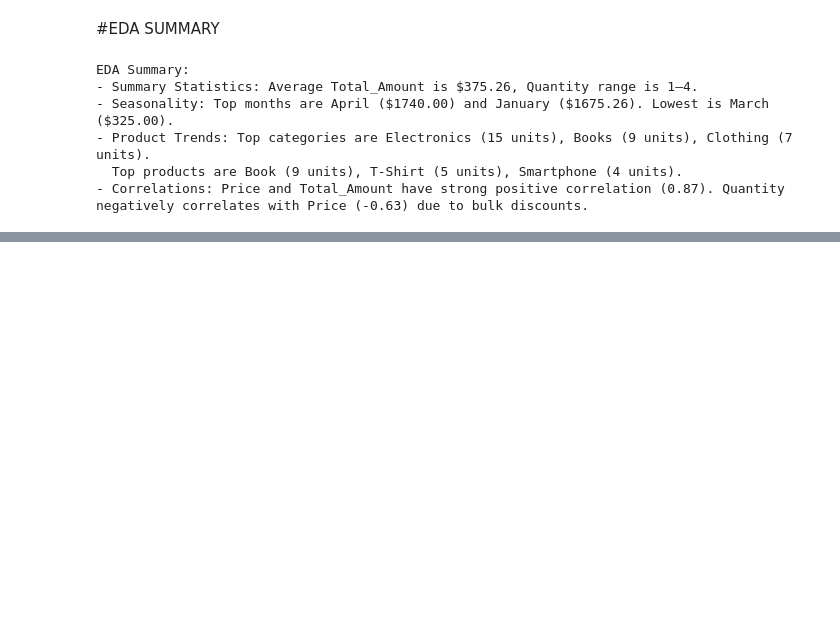
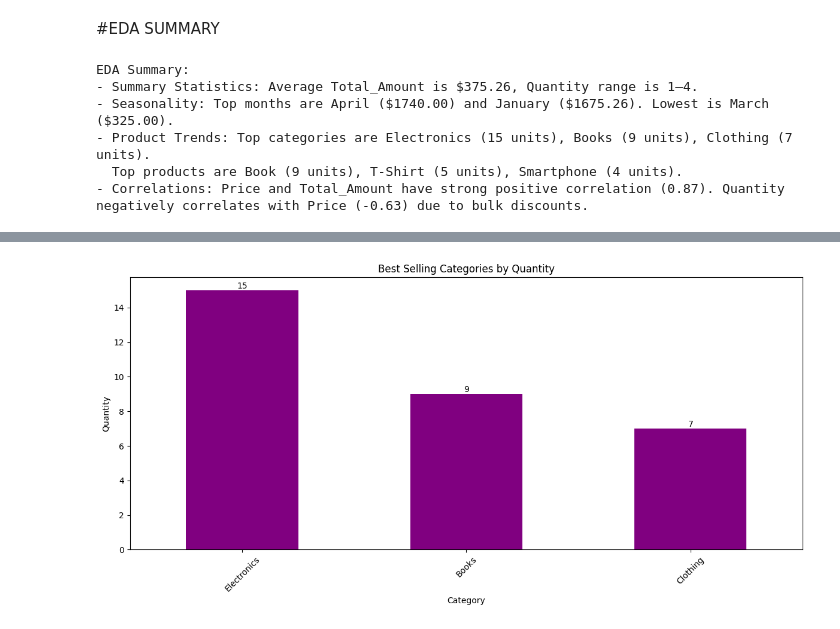
Before and after one commit to tahae02/Week-1-Data-Analysis-Internship-Uptrail, a Jupyter notebook: Week_1_Data_Analysis_for_Business_Insights.ipynb, the cells around one changed output, grey strips where cells are left out. Cells and saved outputs as stored; diff of their text form; code cells hidden in the pictures; blank space fills up the shorter version.

```diff
--- a/Week_1_Data_Analysis_for_Business_Insights.ipynb
+++ b/Week_1_Data_Analysis_for_Business_Insights.ipynb
@@ -471,0 +527,28 @@ EDA Summary:
+# %%
+# Enhanced Visualizations: Update category/product charts and add sales by category
+import pandas as pd
+import matplotlib.pyplot as plt
+
+# Load pre-processed dataset
+df_cleaned = pd.read_csv("cleaned_sales_data.csv")
+df_cleaned['Date'] = pd.to_datetime(df_cleaned['Date'])
+df_cleaned['Month'] = df_cleaned['Date'].dt.to_period('M')
+
+# 1) Best-Selling Categories by Quantity (with text labels)
+top_category = df_cleaned.groupby("Category")["Quantity"].sum().sort_values(ascending=False)
+category_list = list(top_category.index)
+quantity_list = list(top_category.values)
+
+plt.figure(figsize=(12, 6))
+top_category.plot(kind='bar', color='purple')
+for i in range(len(category_list)):
+    plt.text(i, quantity_list[i], f'{quantity_list[i]}', ha='center', va='bottom')
+
+plt.title("Best Selling Categories by Quantity")
+plt.xlabel("Category")
+plt.ylabel("Quantity")
+plt.xticks(rotation=45)
+plt.tight_layout()
+plt.show()
+# %% [output]
+[figure, added]
```
Also changed, not shown: parts of 12 cells of this notebook.
